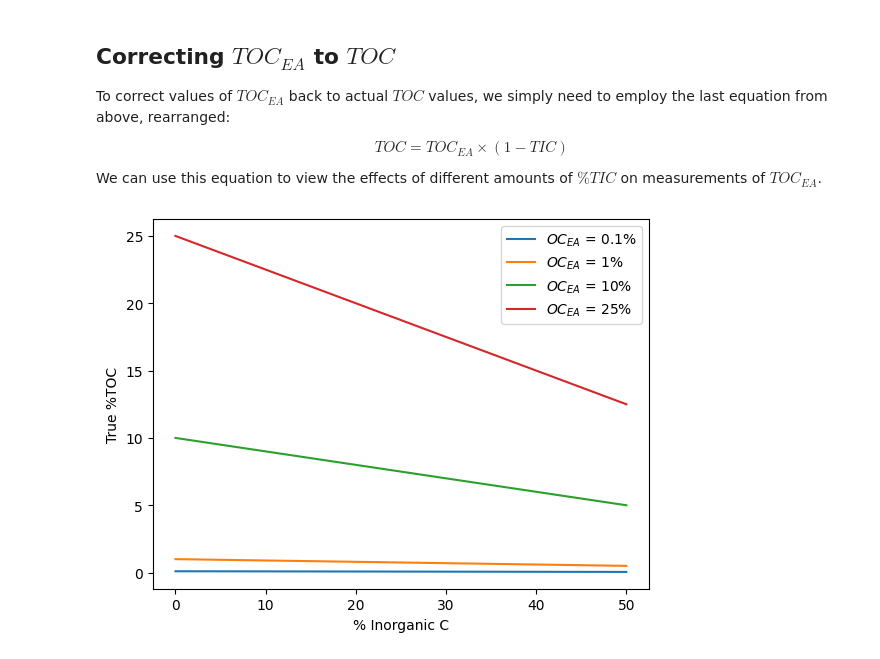
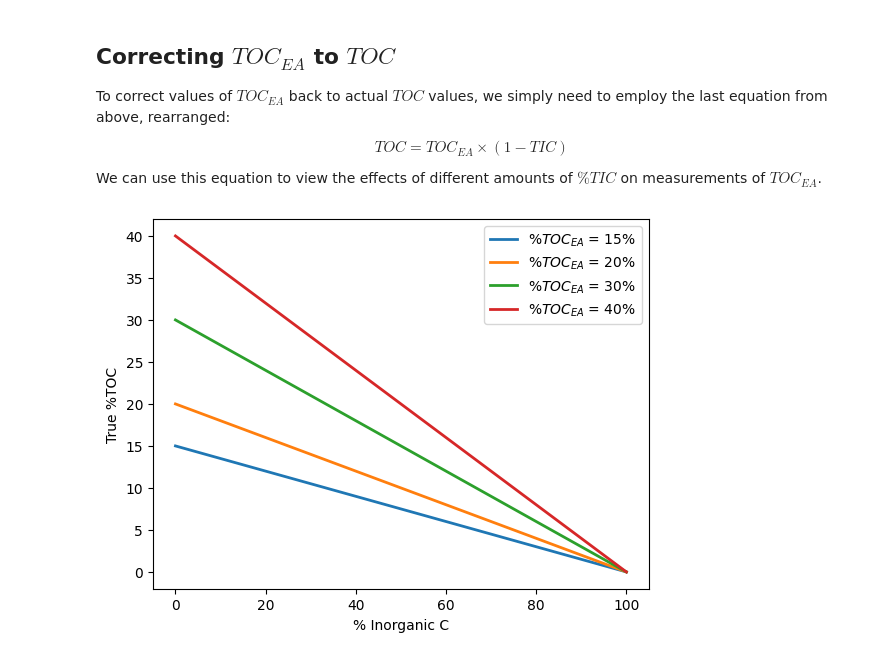
Before and after one commit to DirtBurner/Org_and_Inorg_C, a Jupyter notebook: Remove_Carbonate.ipynb, the cells around one changed output. Saved outputs shown, nothing was run; the diff lists cells and outputs as text; code cells hidden in the pictures.

Commit message:
Improve plots and functionality

```diff
--- a/Remove_Carbonate.ipynb
+++ b/Remove_Carbonate.ipynb
@@ -109,15 +109,16 @@ def plot_sensitivity_curves(OC_EA_range, inorg_range=(0,50)):
     #Plotting loop:
     fig, ax = plt.subplots(nrows=1, ncols=1)
     for k, v in output_dict.items():
-        ax.plot(x, v, label='$OC_{EA}$ = '+str(k)+'%')
+        ax.plot(x, v, linewidth=2, label='$\%TOC_{EA}$ = '+str(k)+'%')
     ax.set(xlabel='% Inorganic C', ylabel='True %TOC')
     ax.legend()
 # %%
 #Employ function above:
 
-EA_vals = [0.1, 1, 10, 25]          #Change these values if you desire
+low_EA_vals = [0.1, 0.2, 0.5, 1]          #Change these values if you desire
+high_EA_vals = [15, 20, 30, 40]
 
-plot_sensitivity_curves(EA_vals)    #You can control the x-axis range by adding inorg_range=(min, max) where min
+plot_sensitivity_curves(high_EA_vals, inorg_range=(0, 100))    #You can control the x-axis range by adding inorg_range=(min, max) where min
                                     #and max are percentages of inorganic carbon that bracket your samples
 # %% [output]
-[figure, old version]
+[figure, new version]
```
Also changed, not shown: parts of 2 cells of this notebook.
